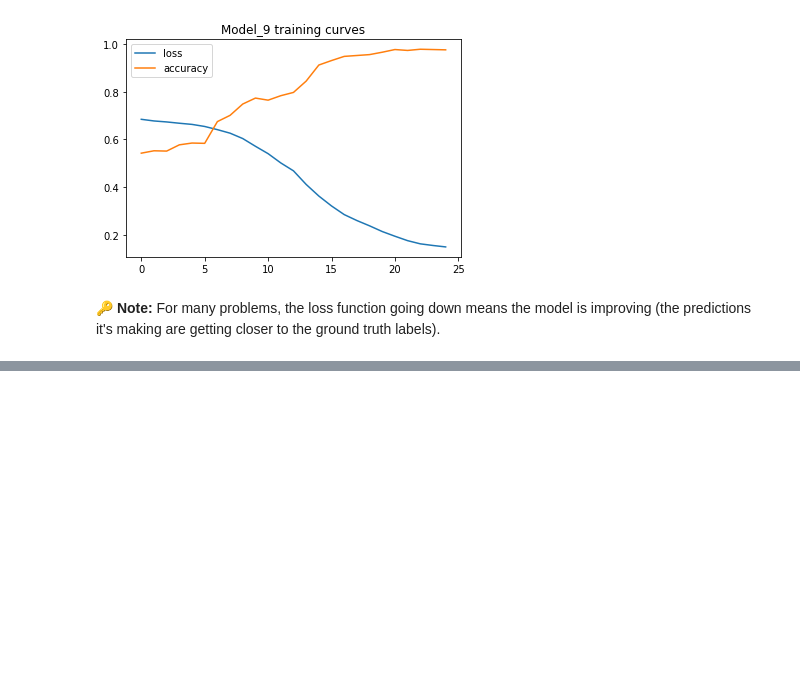
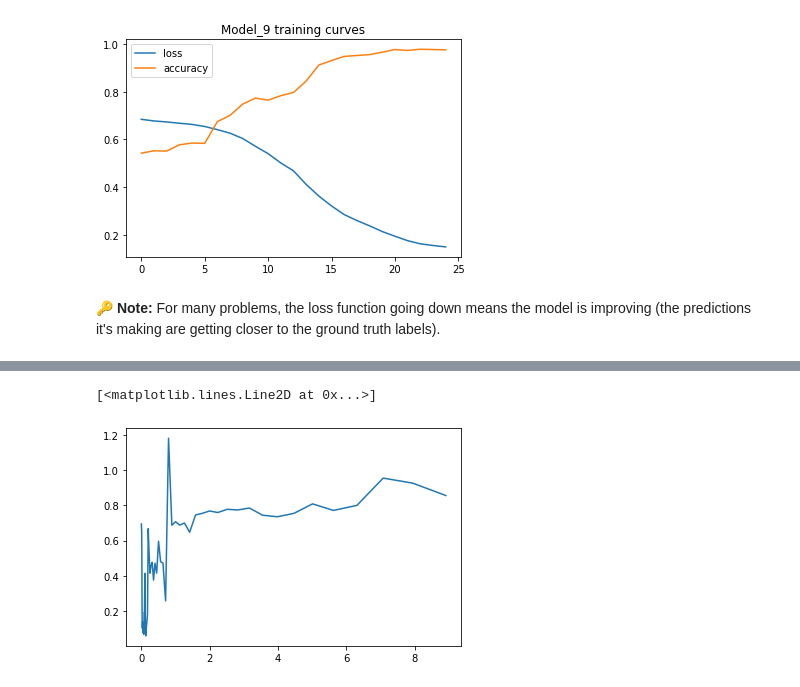
Before and after one commit to kianakiaei/TensorFlow, a Jupyter notebook: 02_neural_network_classification_with_tensorflow.ipynb, the cells around one changed output, grey strips where cells are left out. Saved outputs shown, nothing was run; the diff lists cells and outputs as text; code cells hidden in the pictures; blank space fills up the shorter version.

```diff
--- a/02_neural_network_classification_with_tensorflow.ipynb
+++ b/02_neural_network_classification_with_tensorflow.ipynb
@@ -633,0 +687,6 @@ Text(0.5, 1.0, 'Model_9 training curves')
+# %%
+# It's wrong
+plt.plot(lrs, history.history["loss"])
+# %% [output]
+[<matplotlib.lines.Line2D at 0x...>]
+[figure, added]
```
Also changed, not shown: parts of 8 cells of this notebook.
